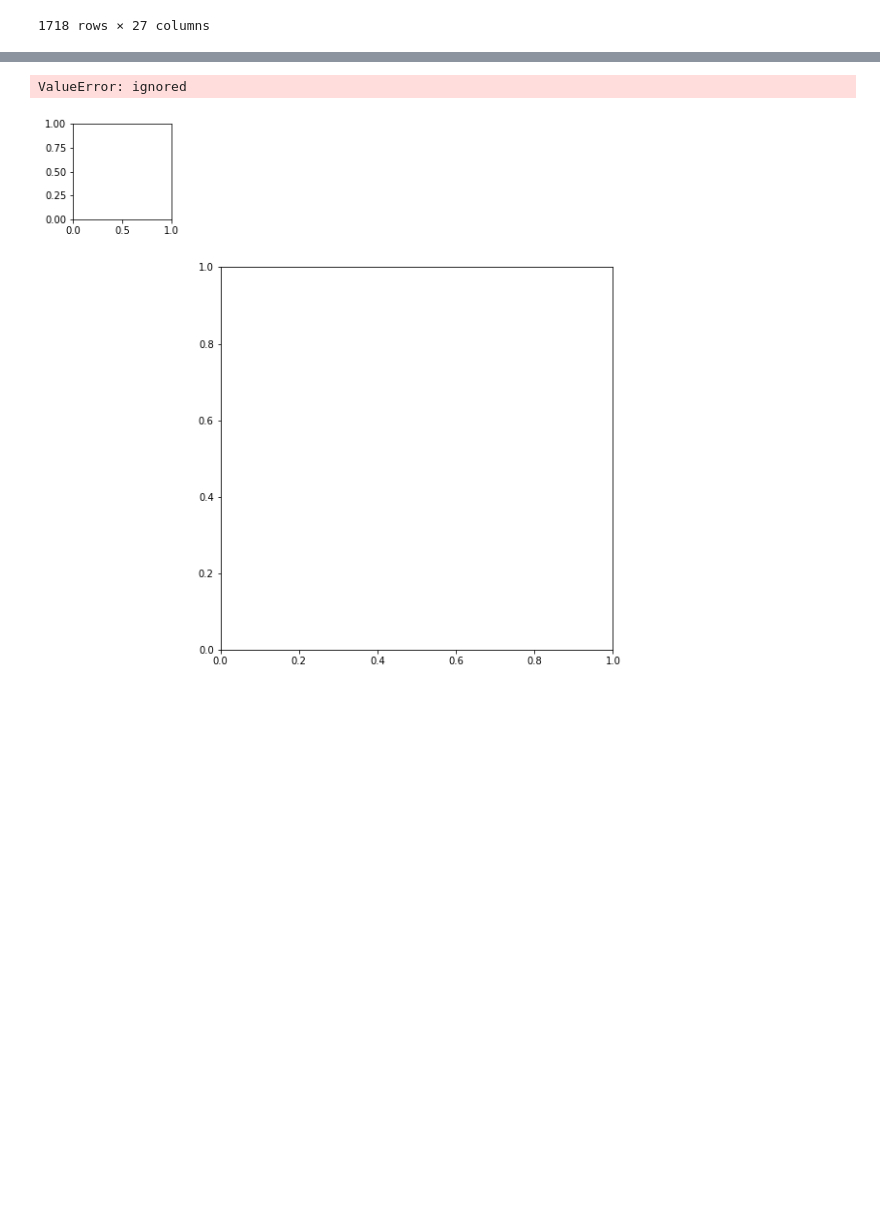
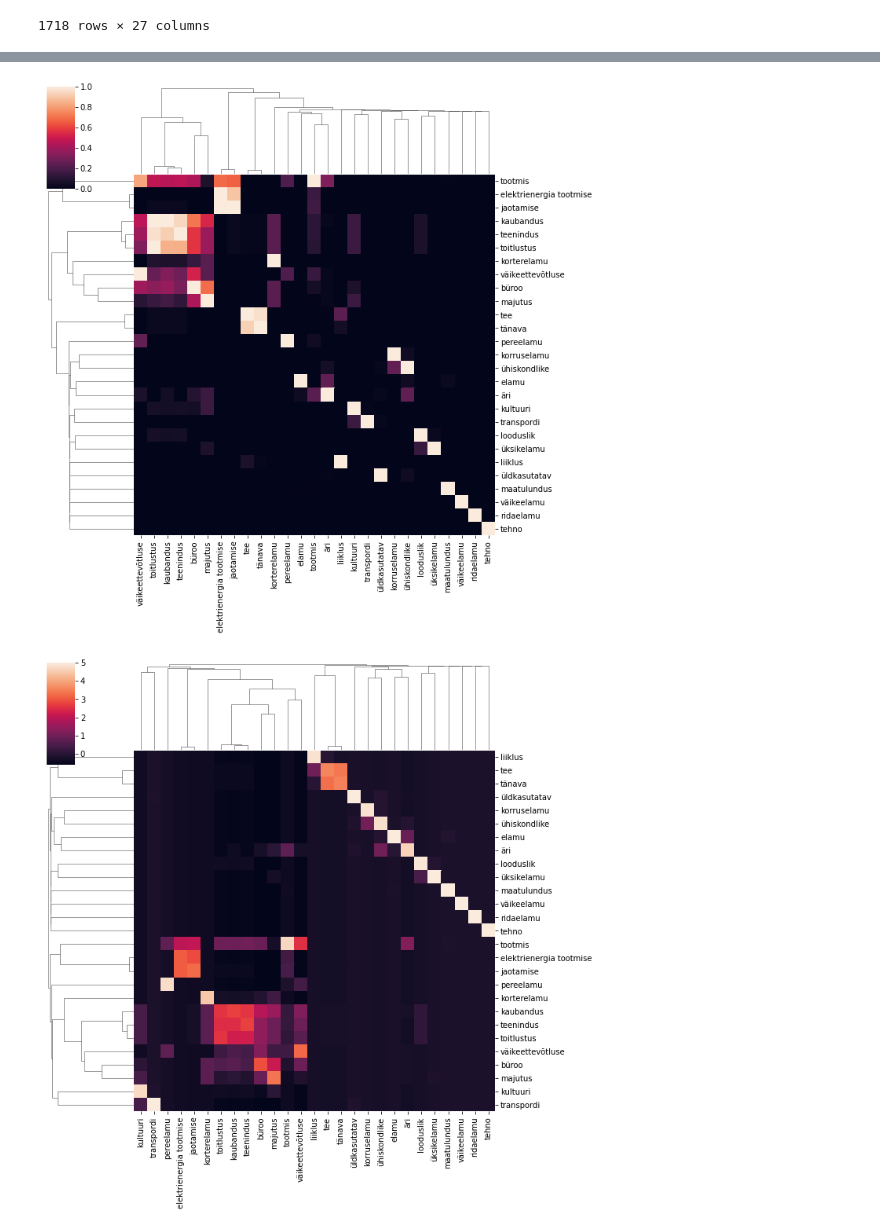
Before and after one commit to taavip/MAPlaneeringud, a Jupyter notebook: plan_analyys.ipynb, the cells around one changed output, grey strips where cells are left out. Saved outputs shown, nothing was run; the diff lists cells and outputs as text; code cells hidden in the pictures; blank space fills up the shorter version.

```diff
--- a/plan_analyys.ipynb
+++ b/plan_analyys.ipynb
@@ -677,19 +729,19 @@ z2
 # %%
 import seaborn as sns
 import pandas as pd
 from matplotlib import pyplot as plt
 
 # Data set
-df = z2
+df = normalized_z
 
 # Standardize or Normalize every column in the figure
 # Standardize:
 sns.clustermap(df, standard_scale=1)
 plt.show(
 )
 # Normalize
 sns.clustermap(df, z_score=1)
 plt.show()
 # %% [output]
-ValueError: ignored
-[figure, old version]
+[figure, new version]
+[figure, added]
```
Also changed, not shown: parts of 22 cells of this notebook.
